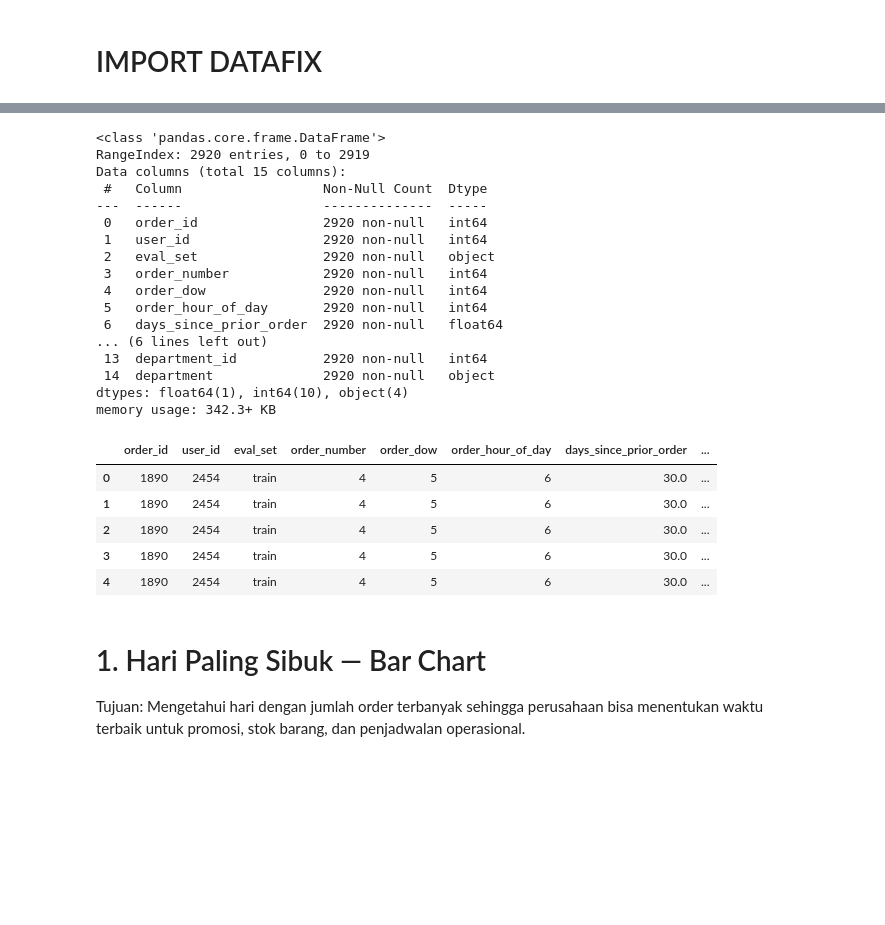
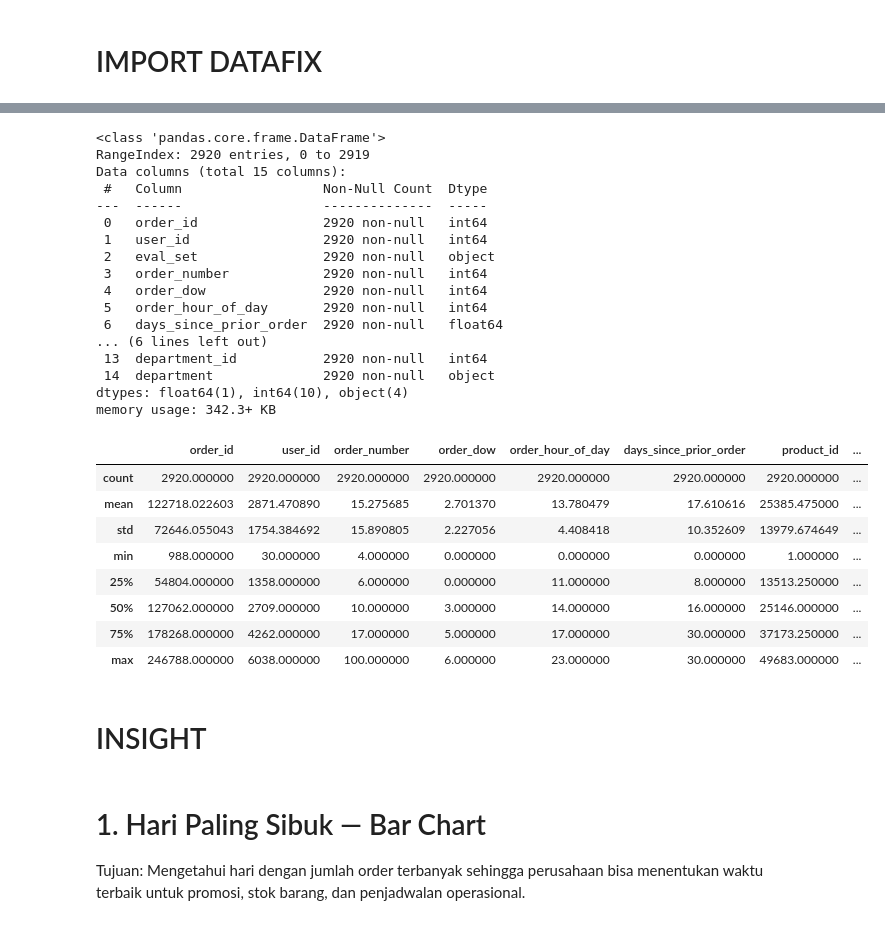
Before and after one commit to faajr/instacart, a Jupyter notebook: instacart.ipynb, the cells around one changed output, grey strips where cells are left out. Drawn from its saved outputs; the diff is of its cells as text; code cells hidden in the pictures; blank space fills up the shorter version.

```diff
--- a/instacart.ipynb
+++ b/instacart.ipynb
@@ -280,0 +265,3 @@ df.to_csv('datafix.csv', index=False)
+# %%
+url = "https://raw.github.com/faajr/instacart/main/datafix.csv"
+df = pd.read_csv(url, encoding='latin-1')
@@ -281,35 +277,40 @@ df.to_csv('datafix.csv', index=False)
 # %%
 df.info()
-df.head()
+df.describe()
 # %% [output]
 <class 'pandas.core.frame.DataFrame'>
 RangeIndex: 2920 entries, 0 to 2919
 Data columns (total 15 columns):
  #   Column                  Non-Null Count  Dtype
 ---  ------                  --------------  -----
  0   order_id                2920 non-null   int64
  1   user_id                 2920 non-null   int64
  2   eval_set                2920 non-null   object
  3   order_number            2920 non-null   int64
  4   order_dow               2920 non-null   int64
  5   order_hour_of_day       2920 non-null   int64
  6   days_since_prior_order  2920 non-null   float64
 ... (6 lines left out)
  13  department_id           2920 non-null   int64
  14  department              2920 non-null   object
 dtypes: float64(1), int64(10), object(4)
 memory usage: 342.3+ KB
-|  | order_id | user_id | eval_set | order_number | order_dow | order_hour_of_day | days_since_prior_order | ... |
-| 0 | 1890 | 2454 | train | 4 | 5 | 6 | 30.0 | ... |
-| 1 | 1890 | 2454 | train | 4 | 5 | 6 | 30.0 | ... |
-| 2 | 1890 | 2454 | train | 4 | 5 | 6 | 30.0 | ... |
-| 3 | 1890 | 2454 | train | 4 | 5 | 6 | 30.0 | ... |
-| 4 | 1890 | 2454 | train | 4 | 5 | 6 | 30.0 | ... |
+|  | order_id | user_id | order_number | order_dow | order_hour_of_day | days_since_prior_order | product_id | ... |
+| count | 2920.000000 | 2920.000000 | 2920.000000 | 2920.000000 | 2920.000000 | 2920.000000 | 2920.000000 | ... |
+| mean | 122718.022603 | 2871.470890 | 15.275685 | 2.701370 | 13.780479 | 17.610616 | 25385.475000 | ... |
+| std | 72646.055043 | 1754.384692 | 15.890805 | 2.227056 | 4.408418 | 10.352609 | 13979.674649 | ... |
+| min | 988.000000 | 30.000000 | 4.000000 | 0.000000 | 0.000000 | 0.000000 | 1.000000 | ... |
+| 25% | 54804.000000 | 1358.000000 | 6.000000 | 0.000000 | 11.000000 | 8.000000 | 13513.250000 | ... |
+| 50% | 127062.000000 | 2709.000000 | 10.000000 | 3.000000 | 14.000000 | 16.000000 | 25146.000000 | ... |
+| 75% | 178268.000000 | 4262.000000 | 17.000000 | 5.000000 | 17.000000 | 30.000000 | 37173.250000 | ... |
+| max | 246788.000000 | 6038.000000 | 100.000000 | 6.000000 | 23.000000 | 30.000000 | 49683.000000 | ... |
 # %%
 import pandas as pd
 import matplotlib.pyplot as plt
 import seaborn as sns
 from sqlalchemy import create_engine
+# %% [markdown]
+# INSIGHT
 # %% [markdown]
 # 1. Hari Paling Sibuk — Bar Chart
 Tujuan: Mengetahui hari dengan jumlah order terbanyak sehingga perusahaan bisa menentukan waktu terbaik untuk promosi, stok barang, dan penjadwalan operasional.
```
Also changed, not shown: parts of 11 cells of this notebook.
